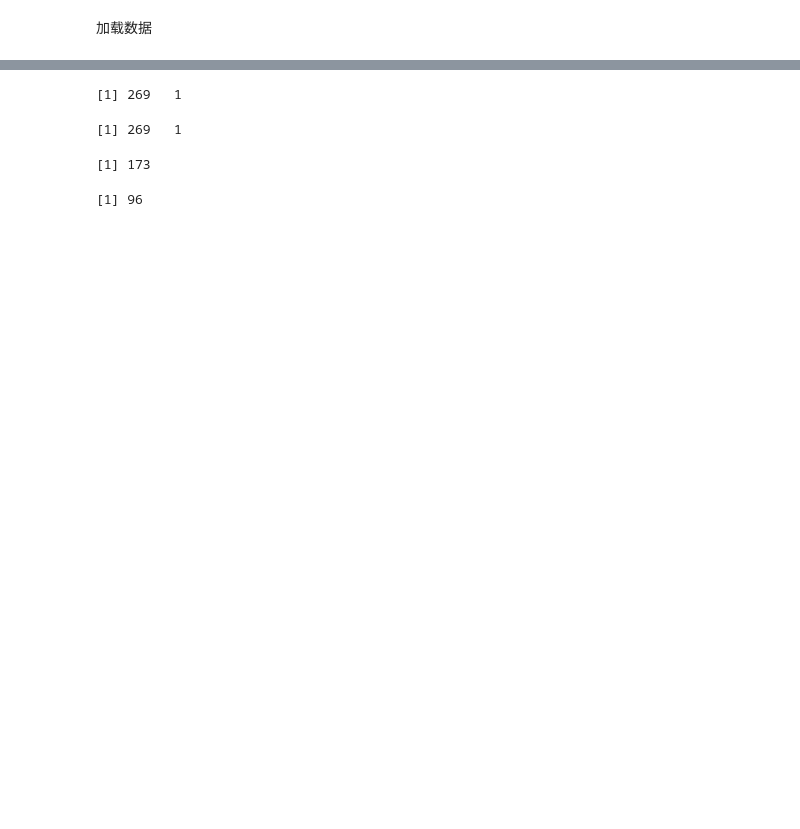
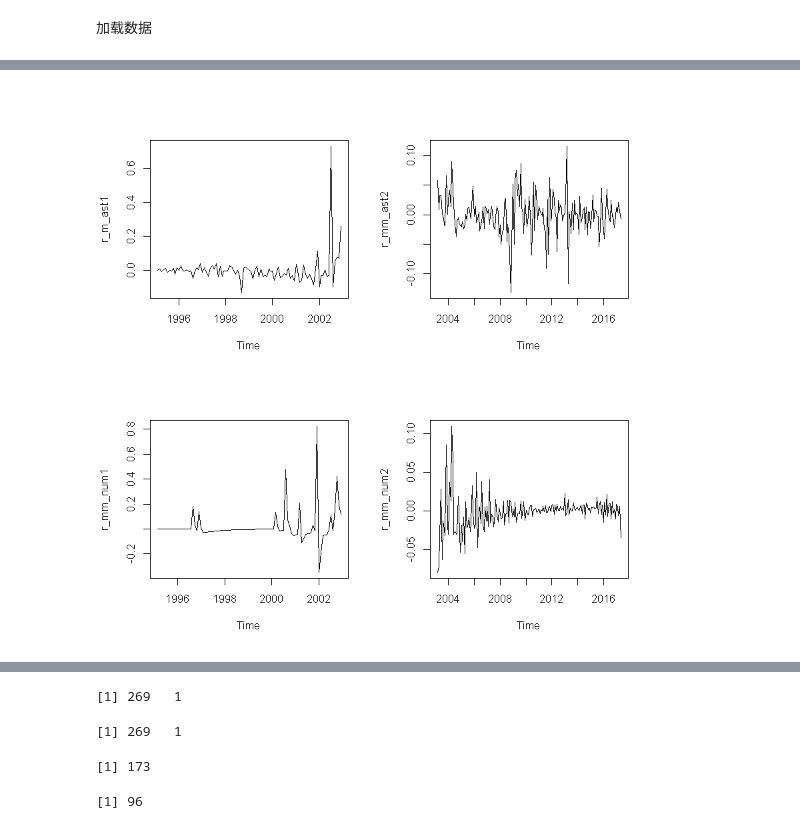
Before and after one commit to JiamingPKU/code, a Jupyter notebook: R/course1/time_series_analysis final_project.ipynb, the cells around one changed output, grey strips where cells are left out. Saved outputs shown, nothing was run; the diff lists cells and outputs as text; code cells hidden in the pictures; blank space fills up the shorter version.

```diff
--- a/R/course1/time_series_analysis final_project.ipynb
+++ b/R/course1/time_series_analysis final_project.ipynb
@@ -50,0 +96,18 @@ num2 = ts(num[97:269],frequency = 12, start = 2003)
+# %%
+# 差分模型
+m_ast1 <- auto.arima( diff(log(ast1), differences = 1))
+mm_ast2 <- auto.arima( diff(log(ast2),differences = 2) )
+mm_num1 <- auto.arima( diff(log(num1), differences = 2))
+mm_num2 <- auto.arima( diff(log(num2), differences = 2))
+# %%
+# 计算每个模型的残差
+r_m_ast1 <- m_ast1$residuals
+r_mm_ast2 <- mm_ast2$residuals
+r_mm_num1 <- mm_num1$residuals
+r_mm_num2 <- mm_num2$residuals
+# %%
+# 绘制残差图
+par(mfrow=c(2,2))
+plot(r_m_ast1);plot(r_mm_ast2);plot(r_mm_num1);plot(r_mm_num2);
+# %% [output]
+[figure, added]
```
Also changed, not shown: parts of 21 cells of this notebook, 6 other files.
